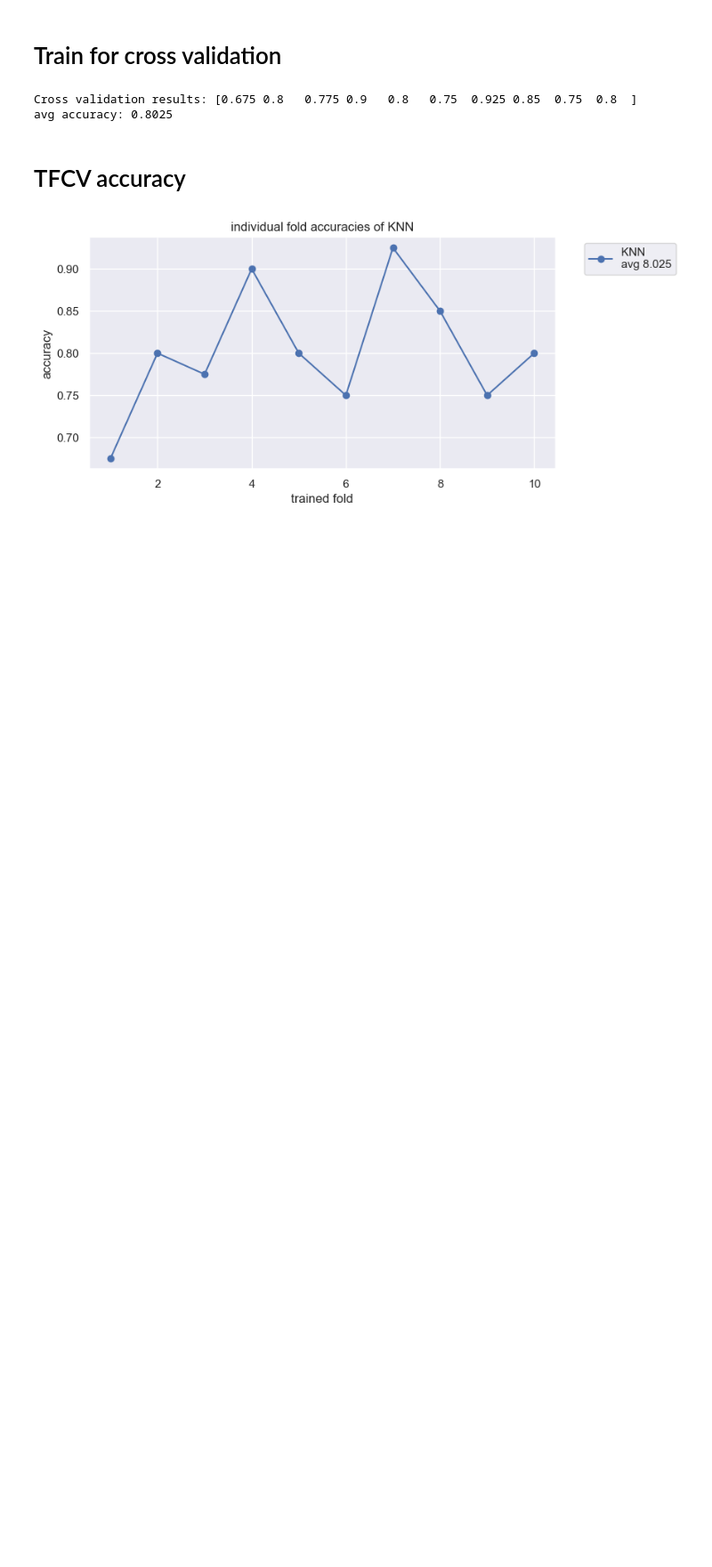
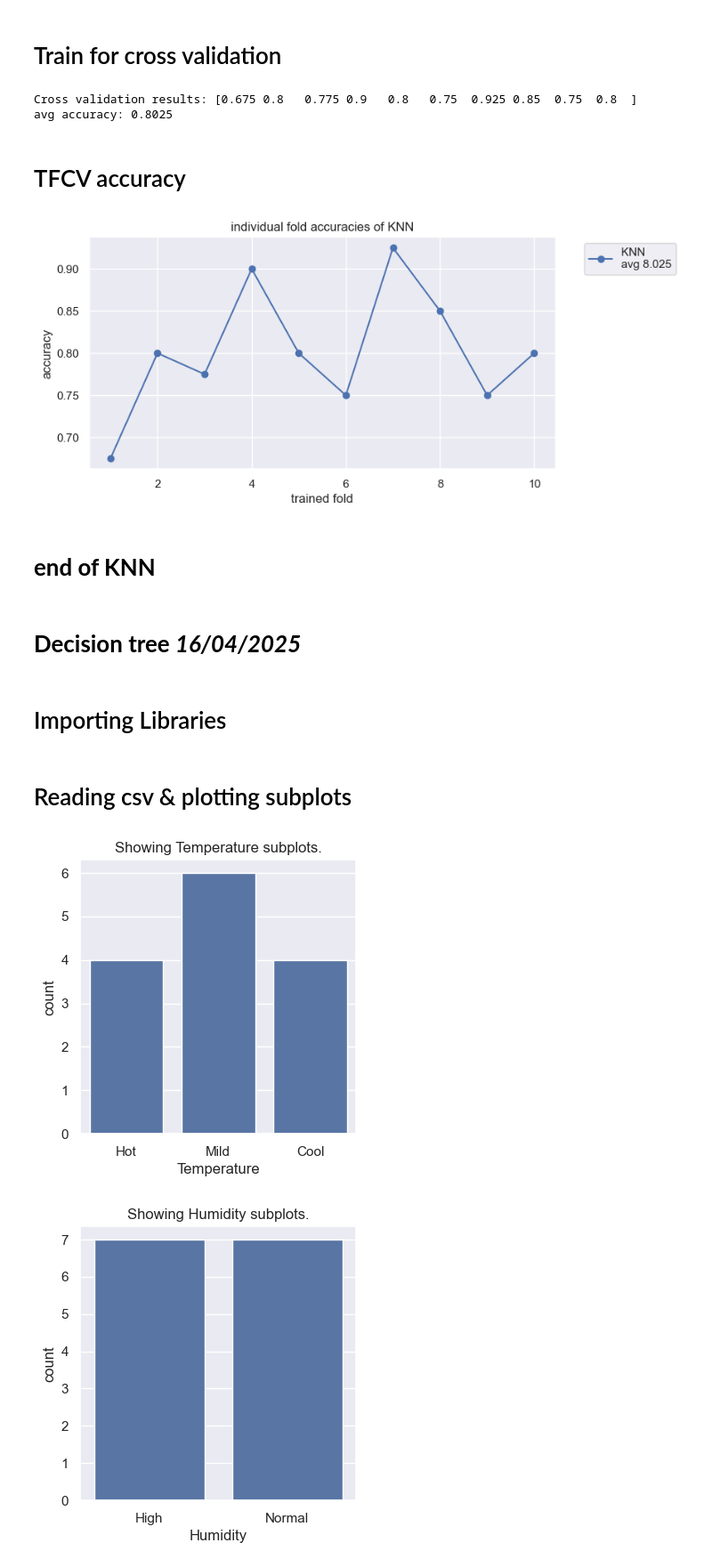
Before and after one commit to SoumabhaSaha15/AIML, a Jupyter notebook: class_work.ipynb, the cells around one changed output. Shown at 89% size. Saved outputs shown, nothing was run; the diff lists cells and outputs as text; code cells hidden in the pictures; blank space fills up the shorter version.

Commit message:
D_TREE

```diff
--- a/class_work.ipynb
+++ b/class_work.ipynb
@@ -160,3 +160,9 @@ for model in models:
   plt.show()
 # %% [output]
 [figure]
+# %% [markdown]
+# **end of KNN**
+# %% [markdown]
+# **Decision tree _16/04/2025_**
+# %% [markdown]
+# Importing Libraries
@@ -162,0 +178,13 @@ for model in models:
+# %% [markdown]
+# Reading csv & plotting subplots
+# %%
+df = pd.read_csv('./xl/play_tennis.csv')
+for key in ['Temperature','Humidity','Outlook','Wind','Play Tennis']:
+  _,ax = plt.subplots(figsize=(4,4))
+  ax.set_title(f'Showing {key} subplots.')
+  sns.countplot(x=df[key],ax=ax)
+  plt.show()
+  print('\n')
+# %% [output]
+[figure, added]
+[figure, added]
```
Also changed, not shown: parts of 20 cells of this notebook, 3 other files.
